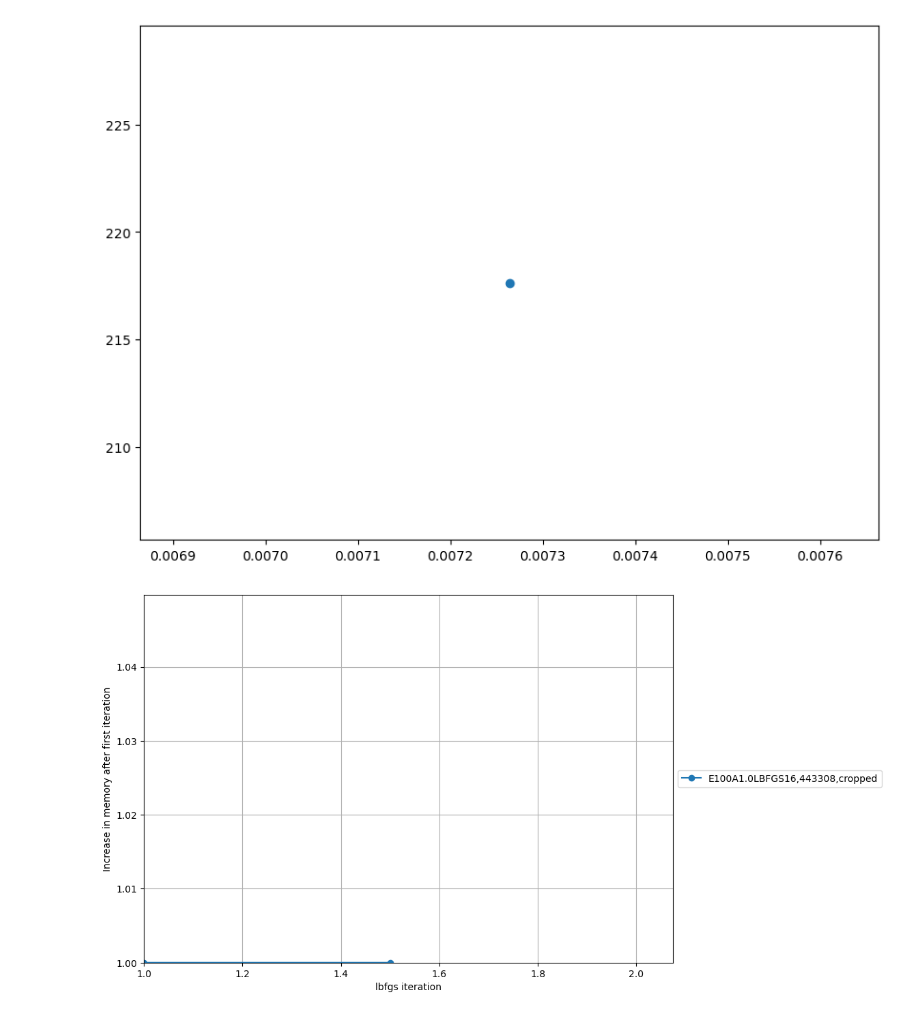
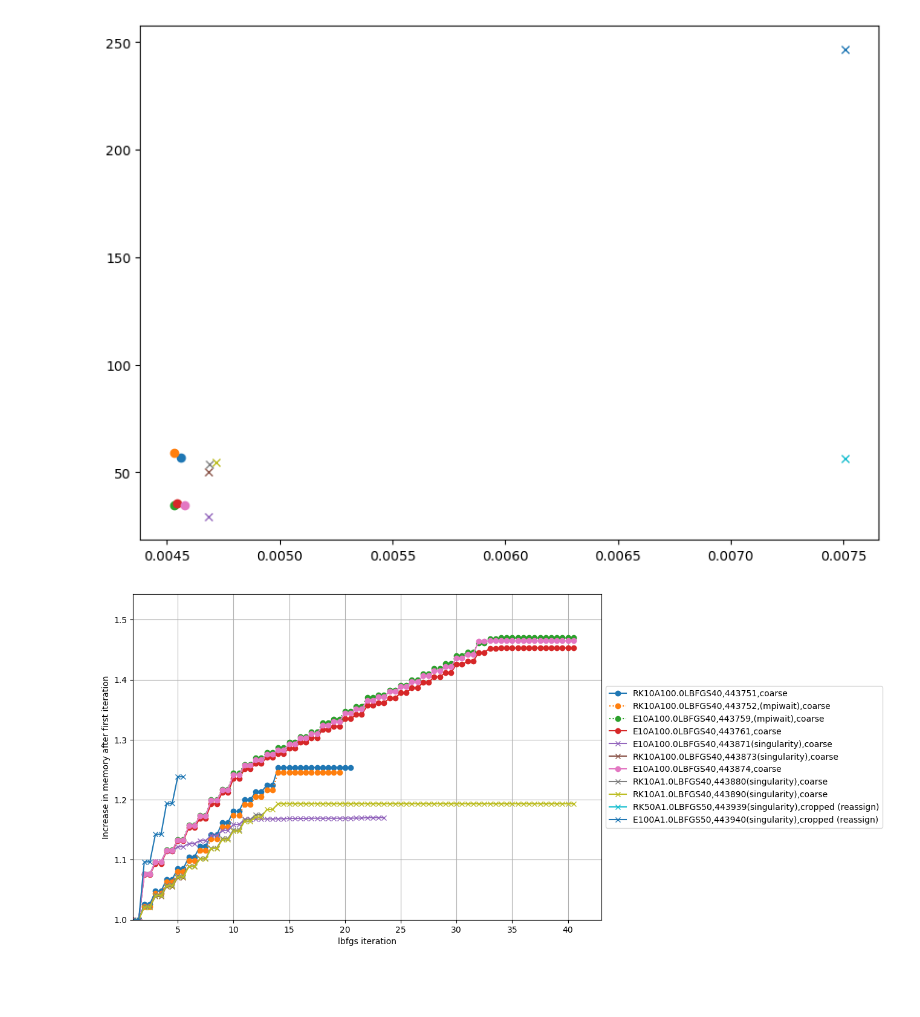
Before and after one commit to JohannesHaubner/mapMRI, a Jupyter notebook: examples/debugging/mem.ipynb, the cells around one changed output. Cells and saved outputs as stored; diff of their text form; code cells hidden in the pictures; blank space fills up the shorter version.

```diff
--- a/examples/debugging/mem.ipynb
+++ b/examples/debugging/mem.ipynb
@@ -12,14 +12,26 @@ def func(x, a, b,):
 # %%
 slurmids=[]
 path = pathlib.Path("/home/bastian/D1/registration/mrislurm/")
-# slurmids = [
-#     441149, 441152, 441153,
-#     # no preconditioning:
-#     441187, 441188, 441189,
-#     441203, 441153,
-#     441265, 441271,441367, 441419,
-#     441443, 441444,
-# ]
+slurmids = [
+    441149, 441152, 441153,
+    # no preconditioning:
+    441187, 441188, 441189,
+    441203, 441153,
+    441265, 441367, 441419,
+    441443, 441444,
+]
+
+# compare mpi.barrier to not having barrier:
+slurmids = [
+    443751,
+    443759, 443752,
+    # # euler:
+    443761, 443874,
+    # # from singularity:
+     443871, 443873, # 443875, 443874, 443877,
+    443880, 443890,
+    443939, 443940
+]
 
 # slurmids = [441447, 441448,
 #         441699, 441700,
@@ -27,11 +39,9 @@ path = pathlib.Path("/home/bastian/D1/registration/mrislurm/")
 # ]
 
 
-slurmids = [
-    # 442980, 442988,
-    # 443001, 443002
-    443308
-]
+# slurmids = [
+# 443619
+# ]
 
 print("Total number of log files", len(slurmids))
 
@@ -52,8 +62,9 @@ for slurmid in sorted(slurmids):
         filename = path / (str(slurmid) + "_log_python_srun.txt")
         mema, outfoldername, line_searches, outputfolder = read_memory(filename)
 
-        hyperparameters = json.load(open(outputfolder + "/hyperparameters.json"))
+        hyperparameters = json.load(open(outputfolder.replace("d1", "D1") + "/hyperparameters.json"))
     except FileNotFoundError:
+
         hyperparameters = {"input": ""}
         print("Did not find", slurmid)
         # continue
@@ -103,6 +114,14 @@ for slurmid in sorted(slurmids):
         # continue
         linestyle = ":"
         label += ",(not_store_solver)"
+    if "mpiwait" in hyperparameters.keys() and hyperparameters["mpiwait"]:
+        # continue
+        linestyle = ":"
+        label += ",(mpiwait)"
+
+    if "/home/bastian/d1/registration/" in hyperparameters["logfile"]:
+        label += "(singularity)"
+        marker = "x"
 
 
     # elif hyperparameters["smoothen"] is False:
@@ -193,2 +226,2 @@ Total number of log files 1
-[figure, old version]
+[figure, new version]
-[figure, old version]
+[figure, new version]
```
Also changed, not shown: parts of 1 cell of this notebook, 11 other files.
